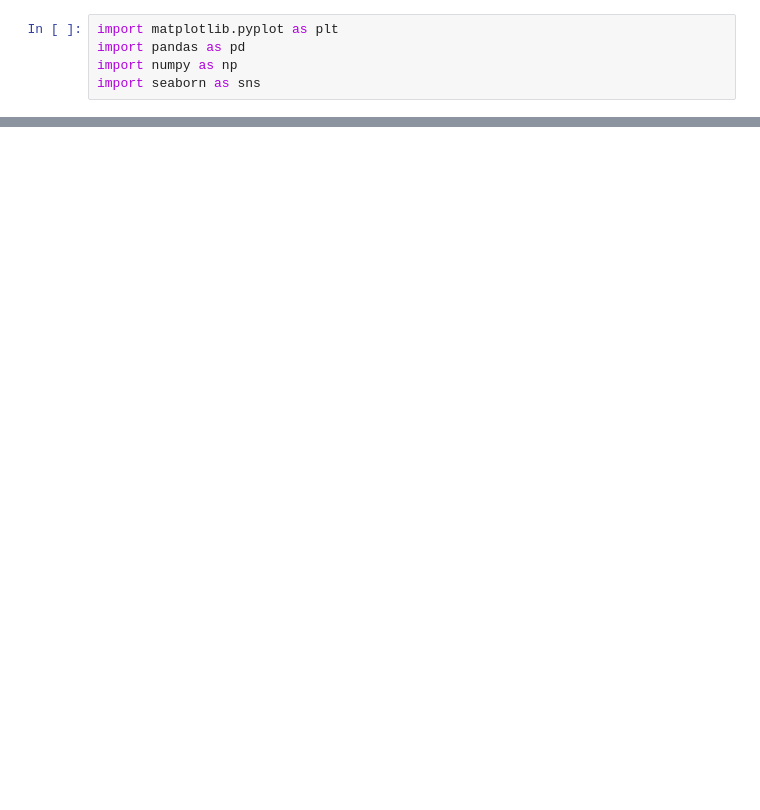
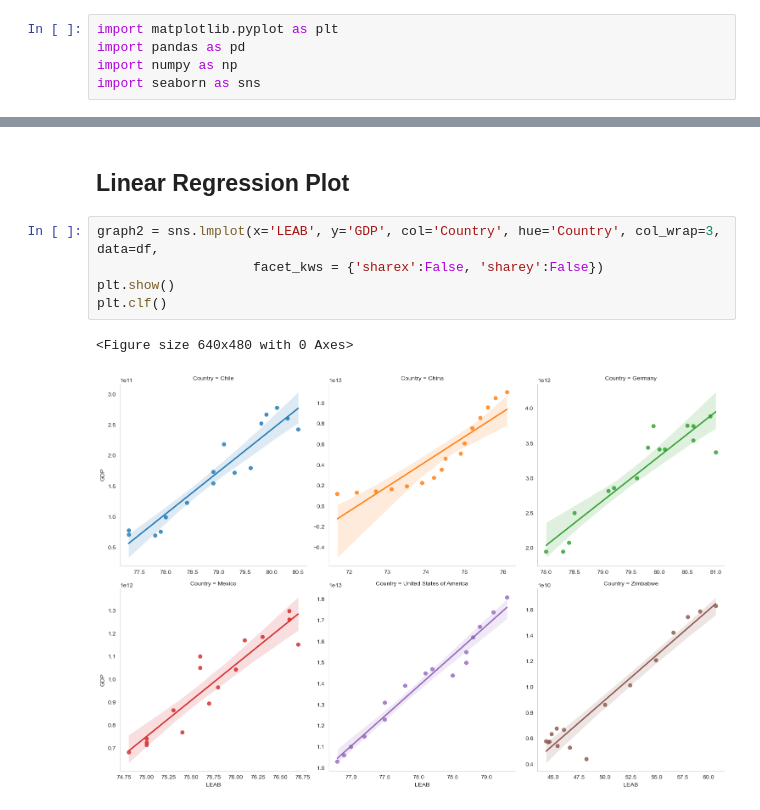
Before and after one commit to fredortmann/Life-Expectancy-and-GDP, a Jupyter notebook: life_expectancy_gdp.ipynb, the cells around one changed output, grey strips where cells are left out. Saved outputs shown, nothing was run; the diff lists cells and outputs as text; blank space fills up the shorter version.

```diff
--- a/life_expectancy_gdp.ipynb
+++ b/life_expectancy_gdp.ipynb
@@ -31,0 +140,10 @@ UsageError: CWD no longer exists - please use %cd to change directory.
+# %% [markdown]
+## Linear Regression Plot
+# %%
+graph2 = sns.lmplot(x='LEAB', y='GDP', col='Country', hue='Country', col_wrap=3, data=df,
+                    facet_kws = {'sharex':False, 'sharey':False})
+plt.show()
+plt.clf()
+# %% [output]
+<Figure size 640x480 with 0 Axes>
+[figure, added]
```
Also changed, not shown: parts of 26 cells of this notebook, 6 other files.
